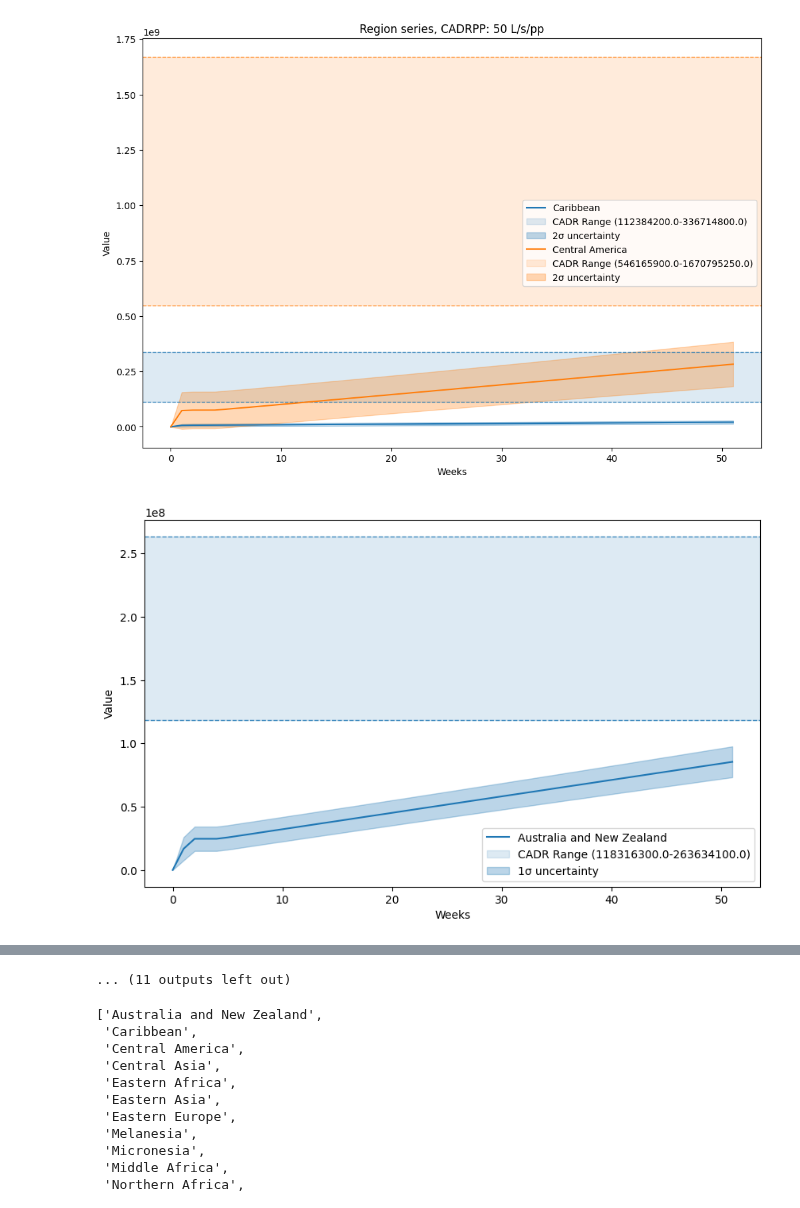
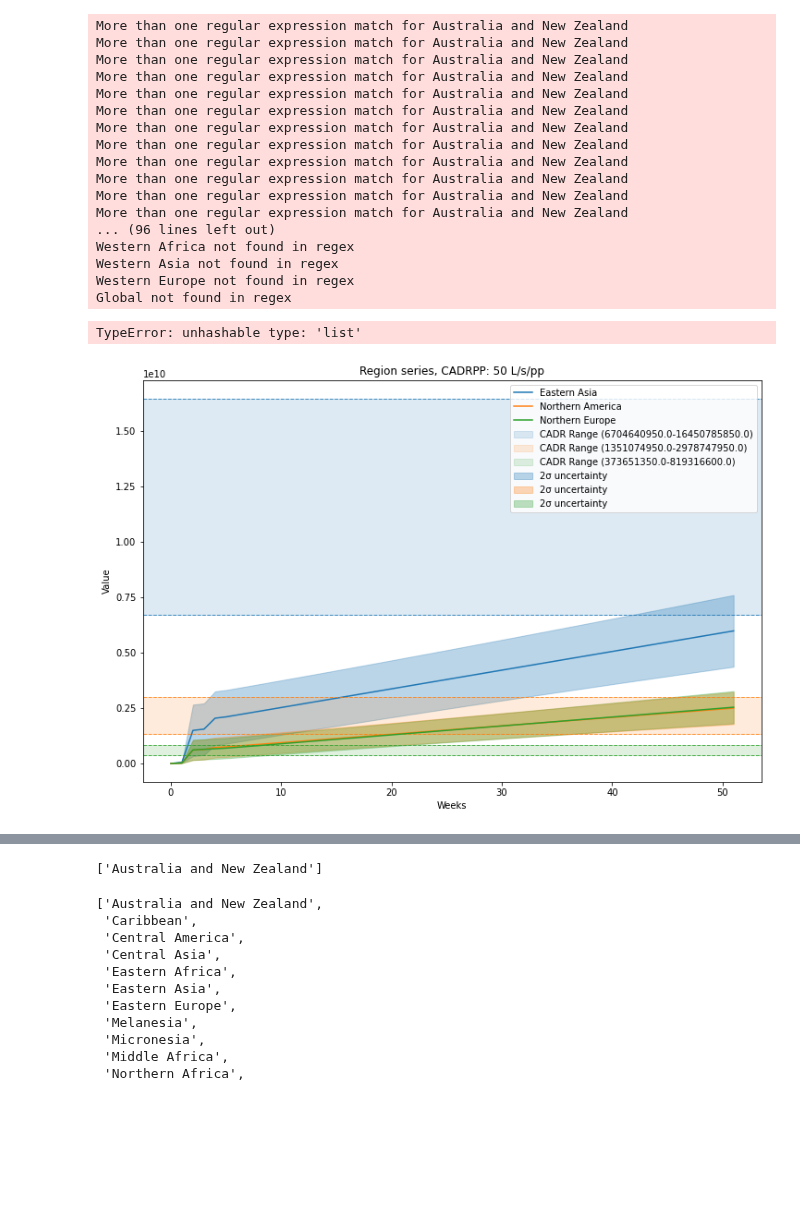
Before and after one commit to SPROOK/InRoomAirFilterScaleUp, a Jupyter notebook: scripts/Countries_Processing_MS.ipynb, the cells around one changed output, grey strips where cells are left out. Saved outputs shown, nothing was run; the diff lists cells and outputs as text; code cells hidden in the pictures; blank space fills up the shorter version.

Commit message:
Visualiser seperated and scale up code continued

```diff
--- a/scripts/Countries_Processing_MS.ipynb
+++ b/scripts/Countries_Processing_MS.ipynb
@@ -163,9 +185,9 @@ Coalbaghouse_efficency = ufloat((0.8+0.5)/2, (0.8-0.5)/4)
 Coalbaghouse_gradient = ufloat(1717, 419.3/2)
 Coalbaghouse_offset = 33807
 Coalbaghouse_Utilisation = ufloat(0.3,0.1)
-Repurposing_and_Initial_Stock_Delay = 1
-Coalbaghouse_Delay = 2
-CR_Box_70_til_100_Delay = 4
+Repurposing_and_Initial_Stock_Delay = 2
+Coalbaghouse_Delay = 4
+CR_Box_70_til_100_Delay = 5
 # %%
 ## ---------------------------- CR Box Reference ----------------------------
 
@@ -269,22 +293,53 @@ for country in countries_dict.values():
 # %%
 ## ---------------------------- Scale Up ----------------------------
 
-output_path = BASE_DIR / "results" / "Scale_up_output_MS.csv"
+output_path = BASE_DIR / "results" / "Scale_up_output_MS"
 
-Scale_Up_Time_Period_In_Weeks = 104
+Scale_Up_Time_Period_In_Weeks = 52
 
+## --- Country Scale Up Calculation ---
 scale_up_data ={}
 for country in countries_dict.values():
     data_points = scale_up(country, Scale_Up_Time_Period_In_Weeks)
     scale_up_data[country.name] = data_points
 
+## --- Add Regions Data Frame ---
+region_df = aggregate_by_region(df_loaded, region_type="UNregion")
+Region_list = region_df['Region'].tolist()
+for region in Region_list:
+    region_data_points = [ufloat(0,0)]*(Scale_Up_Time_Period_In_Weeks+1)
+    for country in scale_up_data:
+        region_data_points = list(np.add(region_data_points, scale_up_data[country]))
+    scale_up_data[region]=region_data_points
+
+## --- Add Regions Data Frame ---
+global_data_points = [ufloat(0,0)]*(Scale_Up_Time_Period_In_Weeks+1)
+for country in scale_up_data:
+    global_data_points = list(np.add(global_data_points, scale_up_data[country]))
+scale_up_data['Global']=global_data_points
+
 Scale_Up_df = pd.DataFrame(scale_up_data).T
-
-Scale_Up_df.to_csv(output_path, index=True)
-
+Scale_Up_df.to_csv(output_path)
 Scale_Up_df.to_pickle(output_path.with_suffix(".pkl"))
-
-#print(Scale_Up_df)
+# %% [output]
+More than one regular expression match for Australia and New Zealand
+More than one regular expression match for Australia and New Zealand
+More than one regular expression match for Australia and New Zealand
+More than one regular expression match for Australia and New Zealand
+More than one regular expression match for Australia and New Zealand
+More than one regular expression match for Australia and New Zealand
+More than one regular expression match for Australia and New Zealand
+More than one regular expression match for Australia and New Zealand
+More than one regular expression match for Australia and New Zealand
+More than one regular expression match for Australia and New Zealand
+More than one regular expression match for Australia and New Zealand
+More than one regular expression match for Australia and New Zealand
+... (96 lines left out)
+Western Africa not found in regex
+Western Asia not found in regex
+Western Europe not found in regex
+Global not found in regex
+TypeError: unhashable type: 'list'
 # %%
 # ---------- Core Functions ----------
 
@@ -405,34 +440,31 @@ def get_ECW_region(df_ecw, region):
 # %%
 ## ---------------------------- Scale Up Plotting for Tester ----------------------------
 
 df_loaded = pd.read_pickle(output_path.with_suffix(".pkl"))
 
-region_df = aggregate_by_region(df_loaded, region_type="UNregion")
 
 #print(region_df)
 
-Region_list = region_df['Region'].tolist()
 
-#plot_country(df_loaded, "China", sigma=2)
+# plot_country(df_loaded, "Global", sigma=2)
 #plot_multiple_countries(df_loaded, ["China", "India", "Japan"], sigma=2)
 
 # Region-level plots
 
 
 CADRPP = 50 # L/s
 
 
 df_ecw = pd.read_csv(ecw_region)
 
 
 
 
-plot_multiple_regions(region_df, df_ecw,  Region_list[1:3],length=52, CADRPP=CADRPP, sigma =2)
+plot_multiple_regions(region_df, df_ecw,  ["Eastern Asia", "Northern America", "Northern Europe"],length=52, CADRPP=CADRPP, sigma =2)
 ['Australia and New Zealand']
 
 
-for i in Region_list:
-    plot_region(region_df, df_ecw, i, length=52, CADRPP=CADRPP, ax=None, sigma=1)
+# for i in Region_list:
+#     plot_region(region_df, df_ecw, i, length=52, CADRPP=CADRPP, ax=None, sigma=1)
 # %% [output]
-[figure, old version]
+[figure, new version]
-[figure, removed]
@@ -449,4 +471,4 @@ for i in Region_list:
-... (11 outputs left out)
+['Australia and New Zealand']
 # %%
 Region_list
 # %% [output]
```
Also changed, not shown: parts of 4 cells of this notebook, 6 other files.
